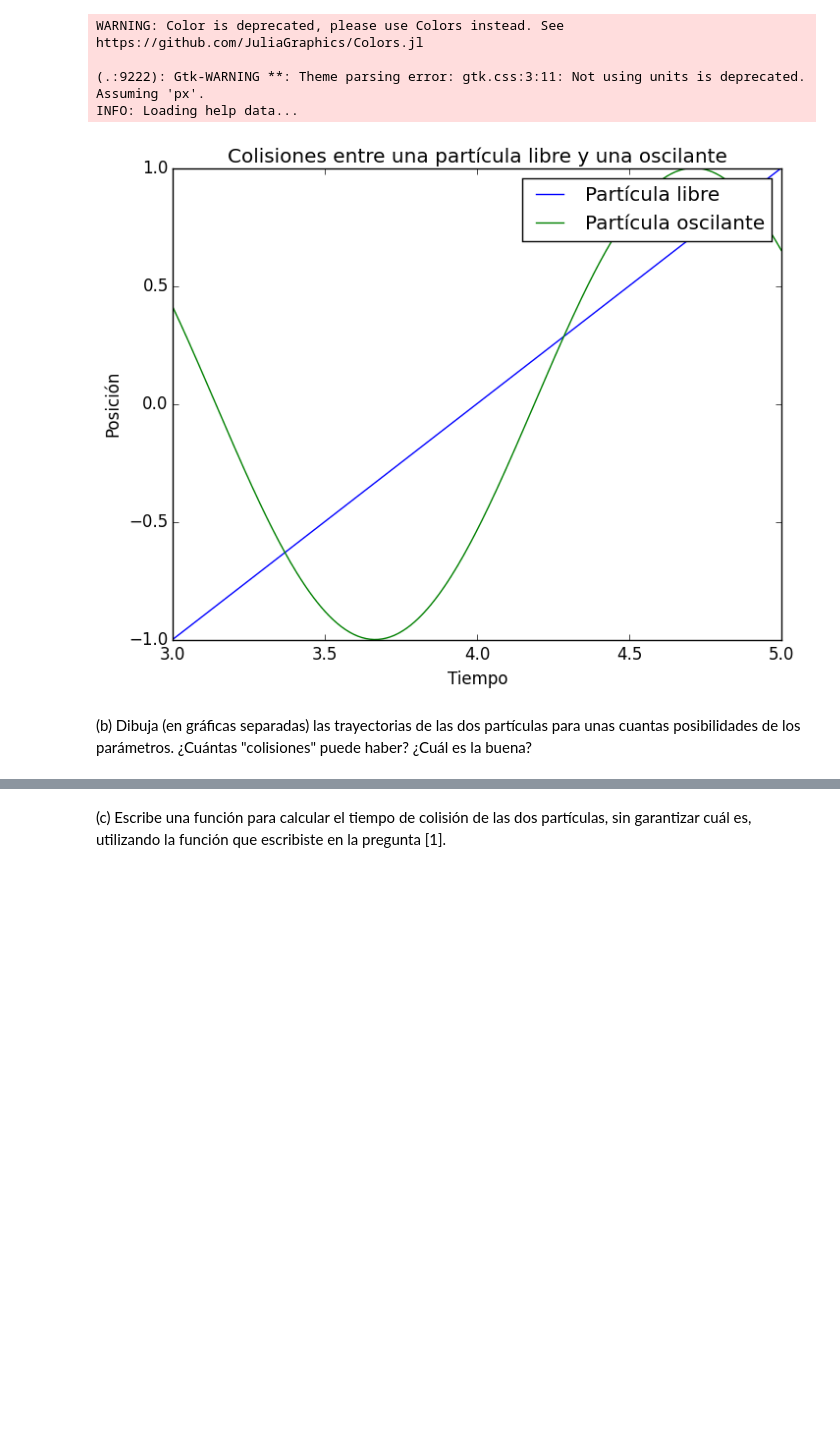
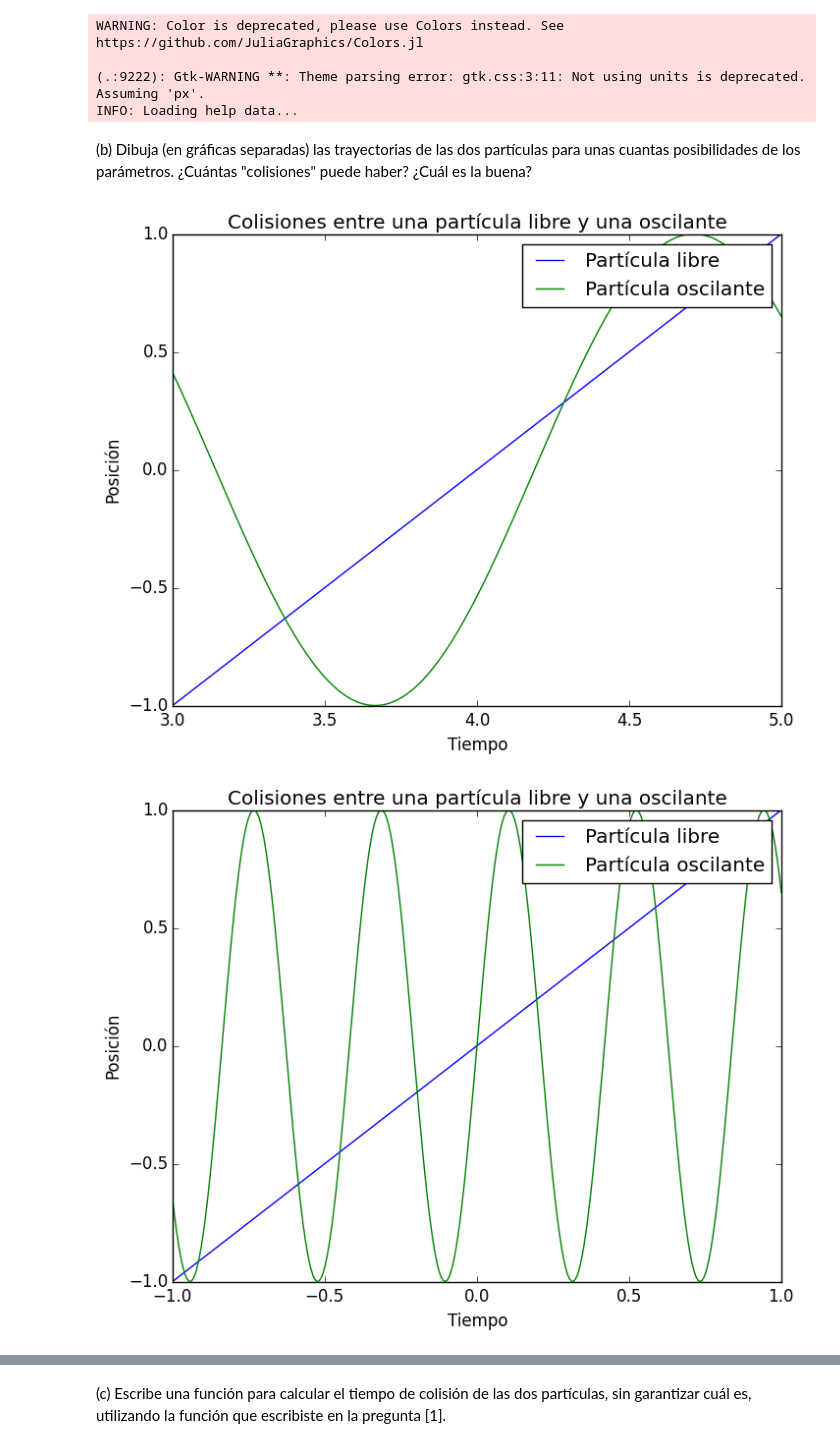
Before and after one commit to ivan-galinskiy/fisica_computacional, a Jupyter notebook: tareas/Tarea 03.ipynb, the cells around one changed output, grey strips where cells are left out. Cells and saved outputs as stored; diff of their text form; code cells hidden in the pictures; blank space fills up the shorter version.

```diff
--- a/tareas/Tarea 03.ipynb
+++ b/tareas/Tarea 03.ipynb
@@ -82,9 +82,16 @@ function plot_tracks(x0, v, A, ω)
     ylabel("Posición");
     title("Colisiones entre una partícula libre y una oscilante")
 end;
-
-plot_tracks(-4, 1, 1, 3);
-# %% [output]
-[figure, removed]
 # %% [markdown]
 (b) Dibuja (en gráficas separadas) las trayectorias de las dos partículas para unas cuantas posibilidades de los parámetros. ¿Cuántas "colisiones" puede haber? ¿Cuál es la buena?
+# %%
+### Solución para 2.b
+
+figure(0);
+plot_tracks(-4, 1, 1, 3);
+
+figure(1);
+plot_tracks(0, 1, 1, 15);
+# %% [output]
+[figure, added]
+[figure, added]
```
Also changed, not shown: parts of 10 cells of this notebook.
